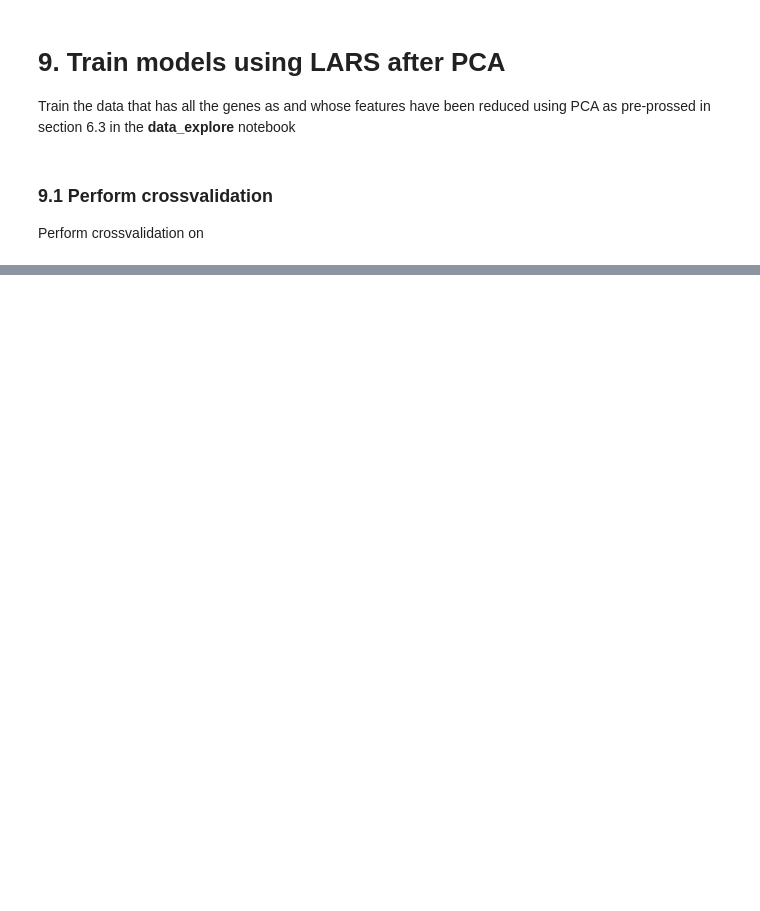
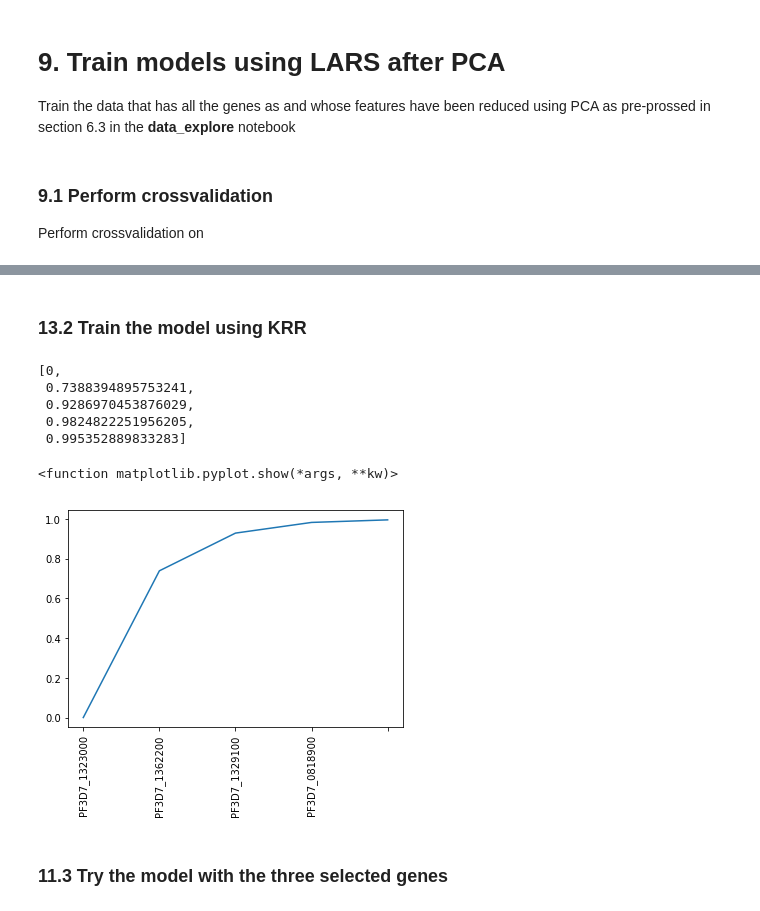
Before and after one commit to Monida/Dream_Challenge_Malaria, a Jupyter notebook: scripts/try_models.ipynb, the cells around one changed output, grey strips where cells are left out. Saved outputs shown, nothing was run; the diff lists cells and outputs as text; code cells hidden in the pictures; blank space fills up the shorter version.

```diff
--- a/scripts/try_models.ipynb
+++ b/scripts/try_models.ipynb
@@ -876,0 +1152,8 @@ Conclussion: This model doesn't perfom well because all training scores are belo
+# %%
+train_PCA_30=pd.read_csv('../data/train_PCA_30.csv', index_col=0)
+test_PCA_30=pd.read_csv('../data/test_PCA_30.csv', index_col=0)
+IC50=pd.read_csv('../data/flat_IC50.csv',index_col=0)
+# %%
+X=train_PCA_30.values
+X_test=test_PCA_30.values
+y=IC50.values
@@ -876,0 +1228,5 @@ Conclussion: This model doesn't perfom well because all training scores are belo
+# %%
+#Global variables
+#val_isolates
+#genes_dict
+val_isolates=['isolate_07','isolate_11','isolate_16','isolate_18','isolate_27']
@@ -876,0 +1253,45 @@ Conclussion: This model doesn't perfom well because all training scores are belo
+# %% [markdown]
+### 13.2 Train the model using KRR
+# %%
+selected_genes=[]
+selected_scores=[0]
+N=100
+for i in range(N):
+    best_gene_so_far=''
+    best_score_so_far=selected_scores[-1]
+
+    for gene in genes_list:
+
+        if gene not in selected_genes:
+            genes_to_use=selected_genes+[gene]
+
+            model_score=trainModelKRR(genes_to_use,val_isolates,train,IC50)
+
+            if model_score > best_score_so_far:
+                best_score_so_far=model_score
+                best_gene_so_far=gene
+
+
+    if best_score_so_far>selected_scores[-1]:
+        selected_genes.append(best_gene_so_far)
+        selected_scores.append(best_score_so_far)
+# %%
+selected_scores
+# %% [output]
+[0,
+ 0.7388394895753241,
+ 0.9286970453876029,
+ 0.9824822251956205,
+ 0.995352889833283]
+# %%
+#N=100
+x=np.arange(len(selected_scores))
+y=selected_scores
+plt.plot(x,y)
+plt.xticks(x,selected_genes,rotation='vertical')
+plt.show
+# %% [output]
+<function matplotlib.pyplot.show(*args, **kw)>
+[figure, added]
+# %% [markdown]
+### 11.3 Try the model with the three selected genes
```
Also changed, not shown: parts of 132 cells of this notebook, 8 other files.
